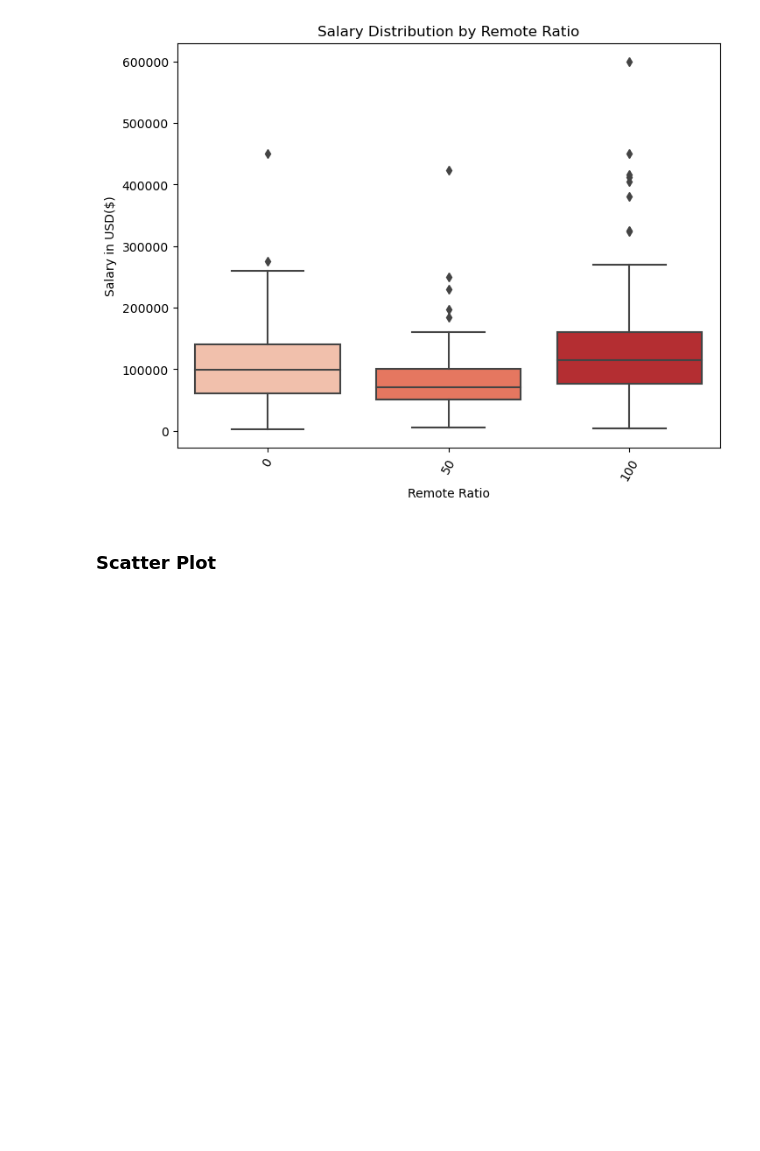
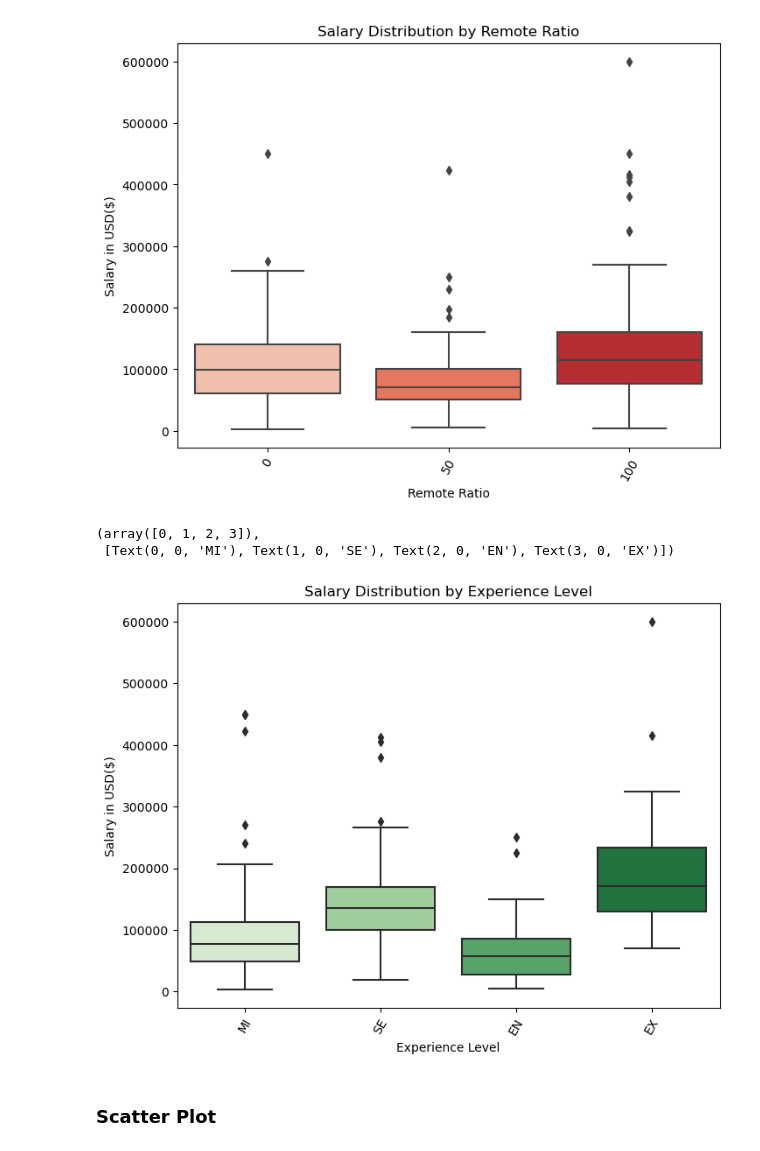
Before and after one commit to KimKarydas/Data-Science-Job-Salaries, a Jupyter notebook: Data_Science_Salaries.ipynb, the cells around one changed output. Saved outputs shown, nothing was run; the diff lists cells and outputs as text; code cells hidden in the pictures; blank space fills up the shorter version.

```diff
--- a/Data_Science_Salaries.ipynb
+++ b/Data_Science_Salaries.ipynb
@@ -470,6 +491,23 @@ plt.xticks(rotation=60)
 # %% [output]
 (array([0, 1, 2]), [Text(0, 0, '0'), Text(1, 0, '50'), Text(2, 0, '100')])
 [figure]
+# %%
+#Experience Level
+# Generate a custom color palette
+num_categories = len(df['experience_level'].unique())
+custom_palette = sns.color_palette('Greens', num_categories)
+
+# Create a boxplot with the custom color palette
+plt.figure(figsize=(8, 6))
+sns.boxplot(data=df, x='experience_level', y='salary_in_usd', palette=custom_palette)
+plt.xlabel('Experience Level')
+plt.ylabel('Salary in USD($)')
+plt.title('Salary Distribution by Experience Level')
+plt.xticks(rotation=60)
+# %% [output]
+(array([0, 1, 2, 3]),
+ [Text(0, 0, 'MI'), Text(1, 0, 'SE'), Text(2, 0, 'EN'), Text(3, 0, 'EX')])
+[figure, added]
 # %% [markdown]
 ### Scatter Plot
 # %%
```
Also changed, not shown: parts of 10 cells of this notebook.
